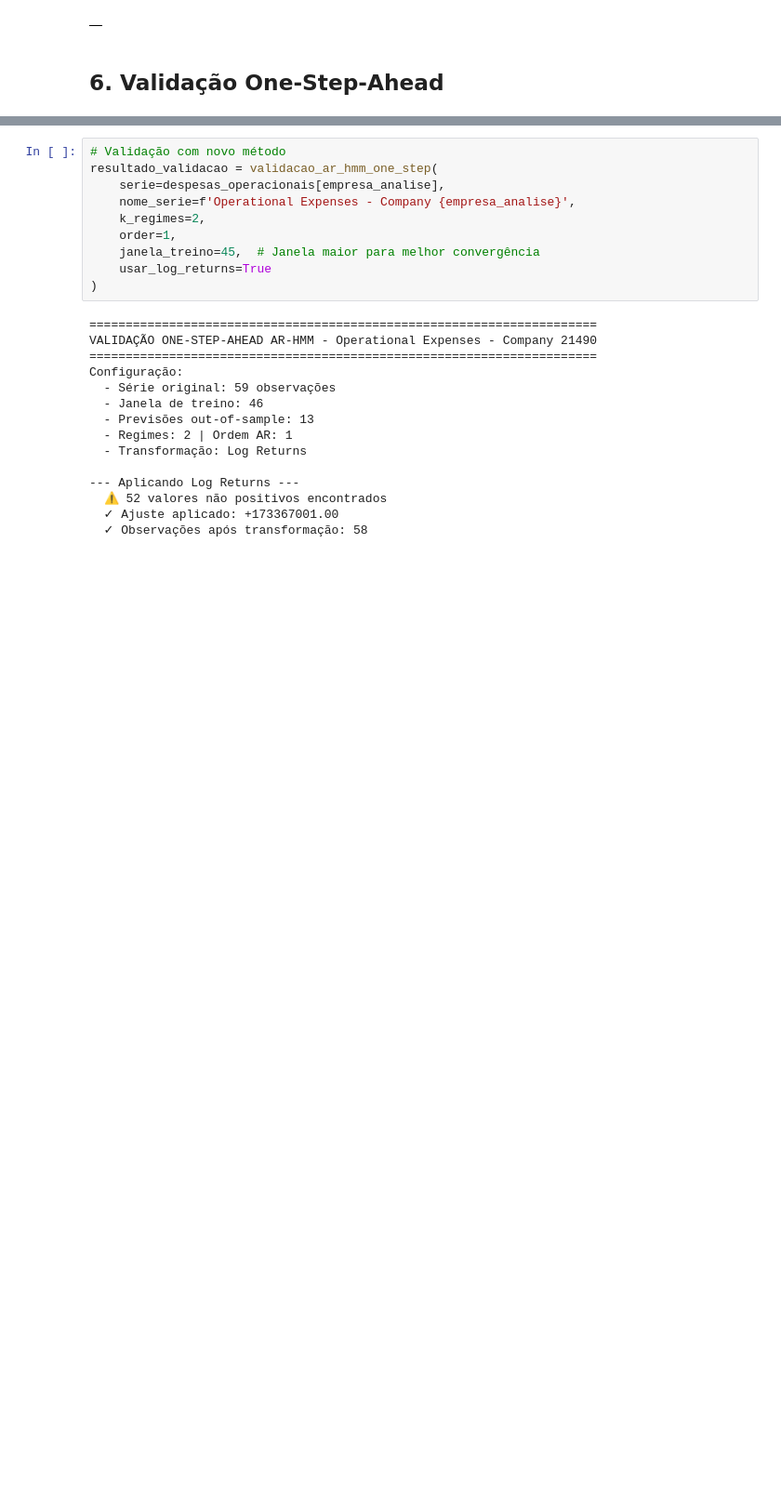
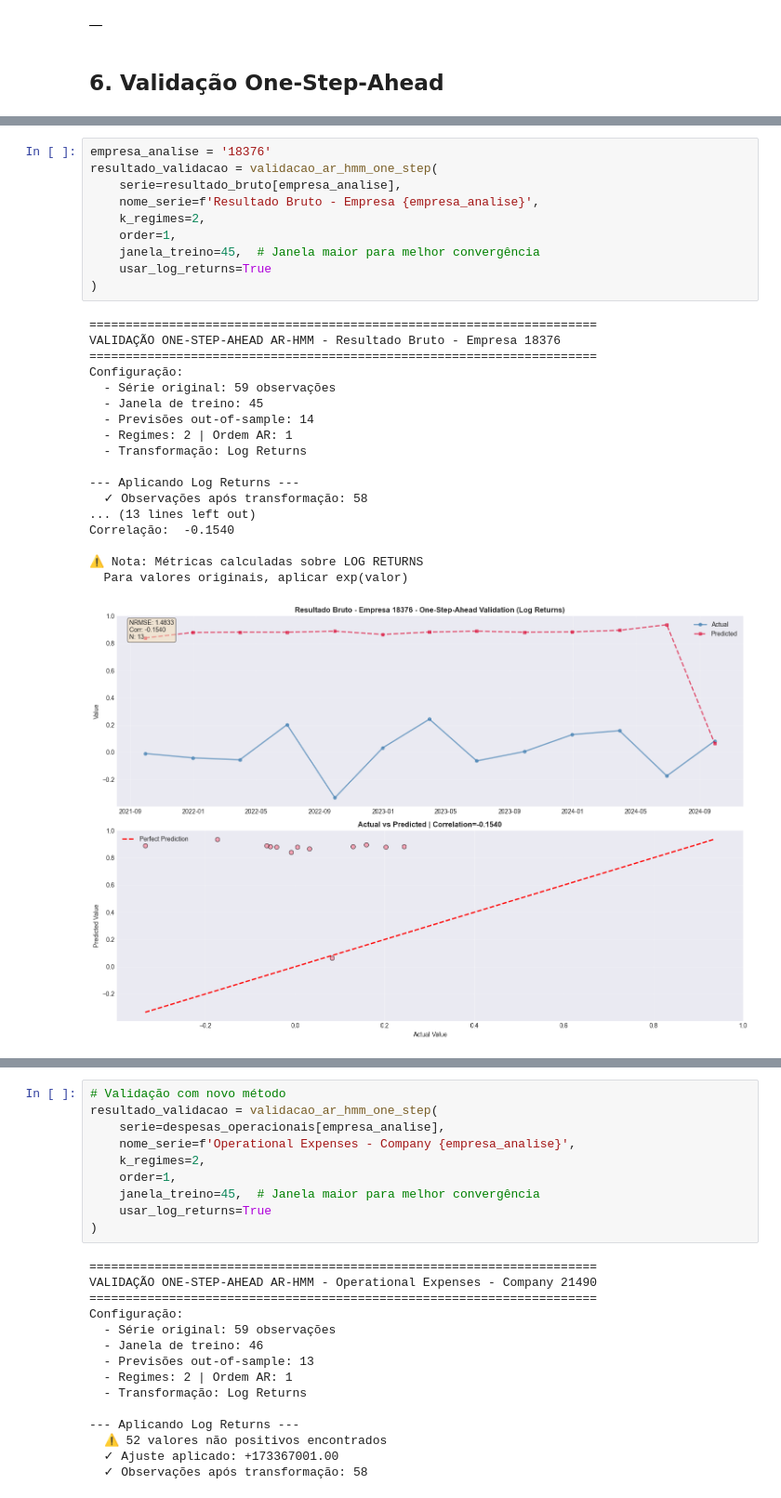
Before and after one commit to GiovanniManiezzo/indicadores_fundamentalistas, a Jupyter notebook: Model/2_3_Modelo_AR_HMM.ipynb, the cells around one changed output, grey strips where cells are left out. Shown at 93% size. Cells and saved outputs as stored; diff of their text form; blank space fills up the shorter version.

```diff
--- a/Model/2_3_Modelo_AR_HMM.ipynb
+++ b/Model/2_3_Modelo_AR_HMM.ipynb
@@ -964,3 +953,32 @@ resultado_validacao = validacao_ar_hmm_one_step(
+# %%
+empresa_analise = '18376'
+resultado_validacao = validacao_ar_hmm_one_step(
+    serie=resultado_bruto[empresa_analise],
+    nome_serie=f'Resultado Bruto - Empresa {empresa_analise}',
+    k_regimes=2,
+    order=1,
+    janela_treino=45,  # Janela maior para melhor convergência
+    usar_log_returns=True
+)
+# %% [output]
+======================================================================
+VALIDAÇÃO ONE-STEP-AHEAD AR-HMM - Resultado Bruto - Empresa 18376
+======================================================================
+Configuração:
+  - Série original: 59 observações
+  - Janela de treino: 45
+  - Previsões out-of-sample: 14
+  - Regimes: 2 | Ordem AR: 1
+  - Transformação: Log Returns
+
+--- Aplicando Log Returns ---
+  ✓ Observações após transformação: 58
+... (13 lines left out)
+Correlação:  -0.1540
+
+⚠ Nota: Métricas calculadas sobre LOG RETURNS
+  Para valores originais, aplicar exp(valor)
+[figure, added]
 # %%
 # Validação com novo método
 resultado_validacao = validacao_ar_hmm_one_step(
```
Also changed, not shown: parts of 4 cells of this notebook, 2 other files.
